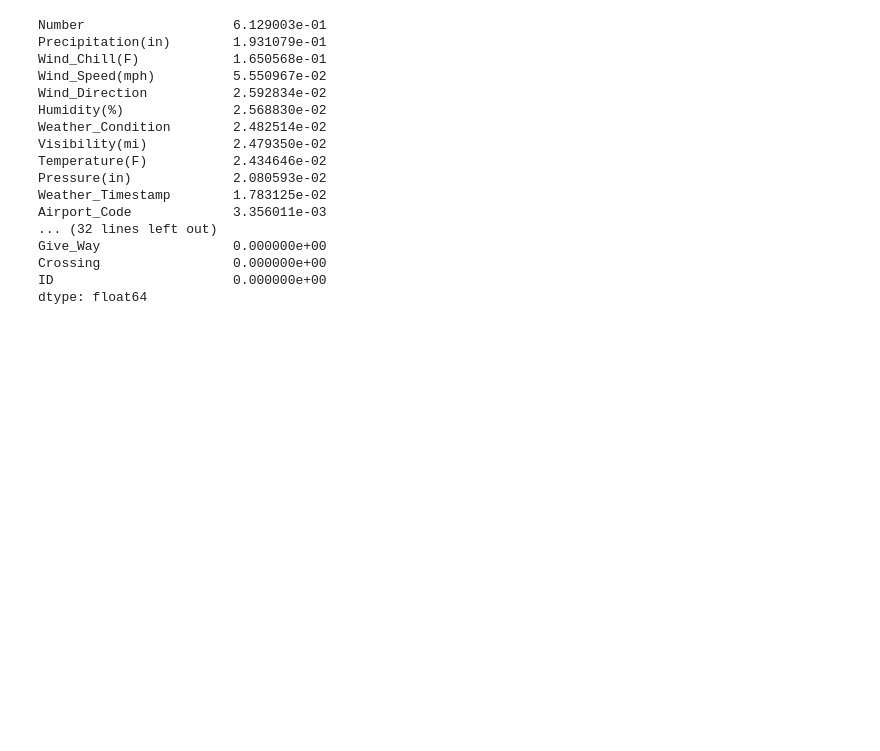
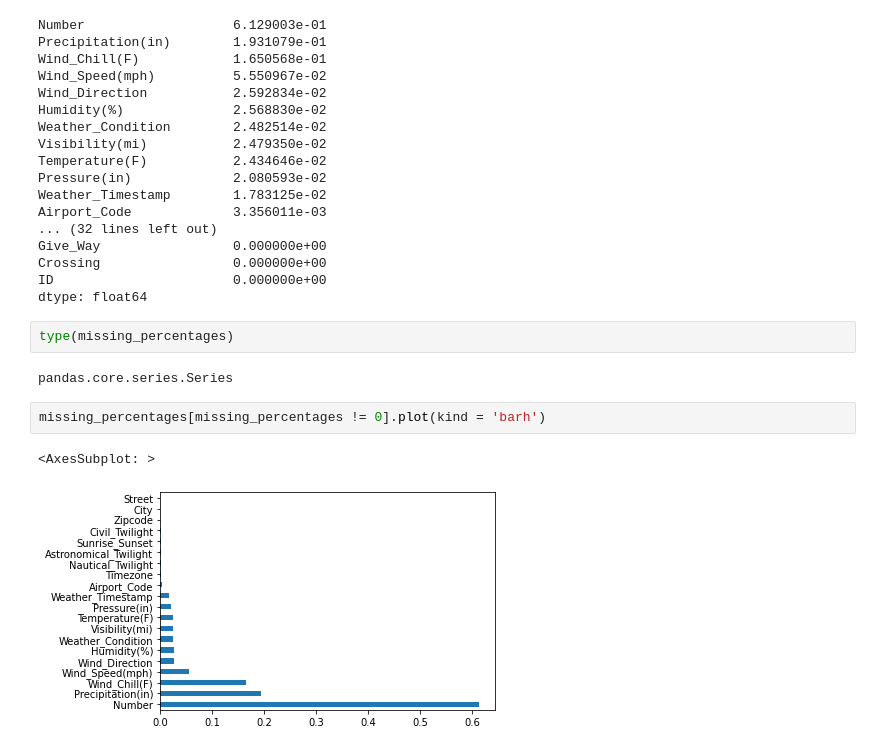
Before and after one commit to AHQJOHN/EDA_project, a Jupyter notebook: EDA-on-US-accidents-data.ipynb, the cells around one changed output. Cells and saved outputs as stored; diff of their text form; blank space fills up the shorter version.

```diff
--- a/EDA-on-US-accidents-data.ipynb
+++ b/EDA-on-US-accidents-data.ipynb
@@ -72,3 +72,12 @@ Give_Way                 0.000000e+00
 Crossing                 0.000000e+00
 ID                       0.000000e+00
 dtype: float64
+# %%
+type(missing_percentages)
+# %% [output]
+pandas.core.series.Series
+# %%
+missing_percentages[missing_percentages != 0].plot(kind = 'barh')
+# %% [output]
+<AxesSubplot: >
+[figure, added]
```
Also changed, not shown: parts of 4 cells of this notebook.
